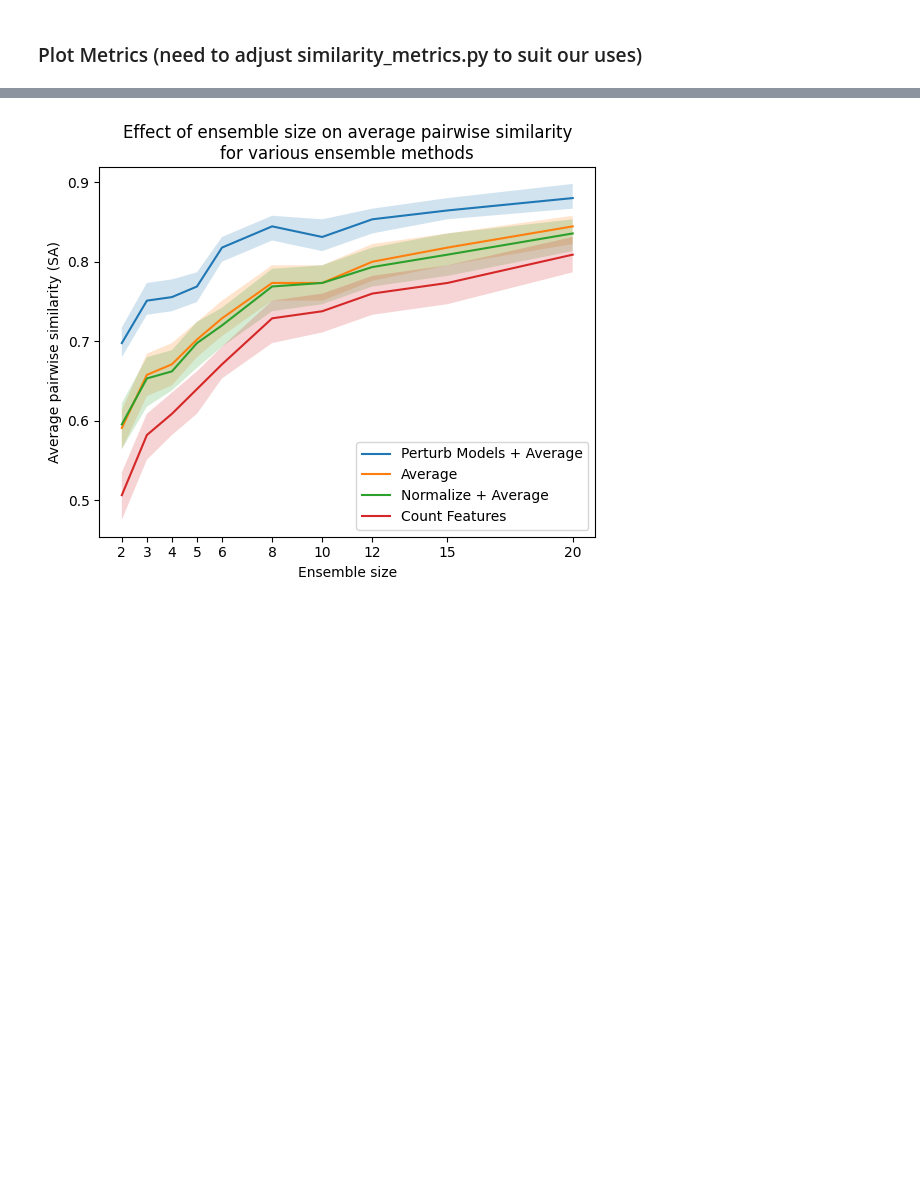
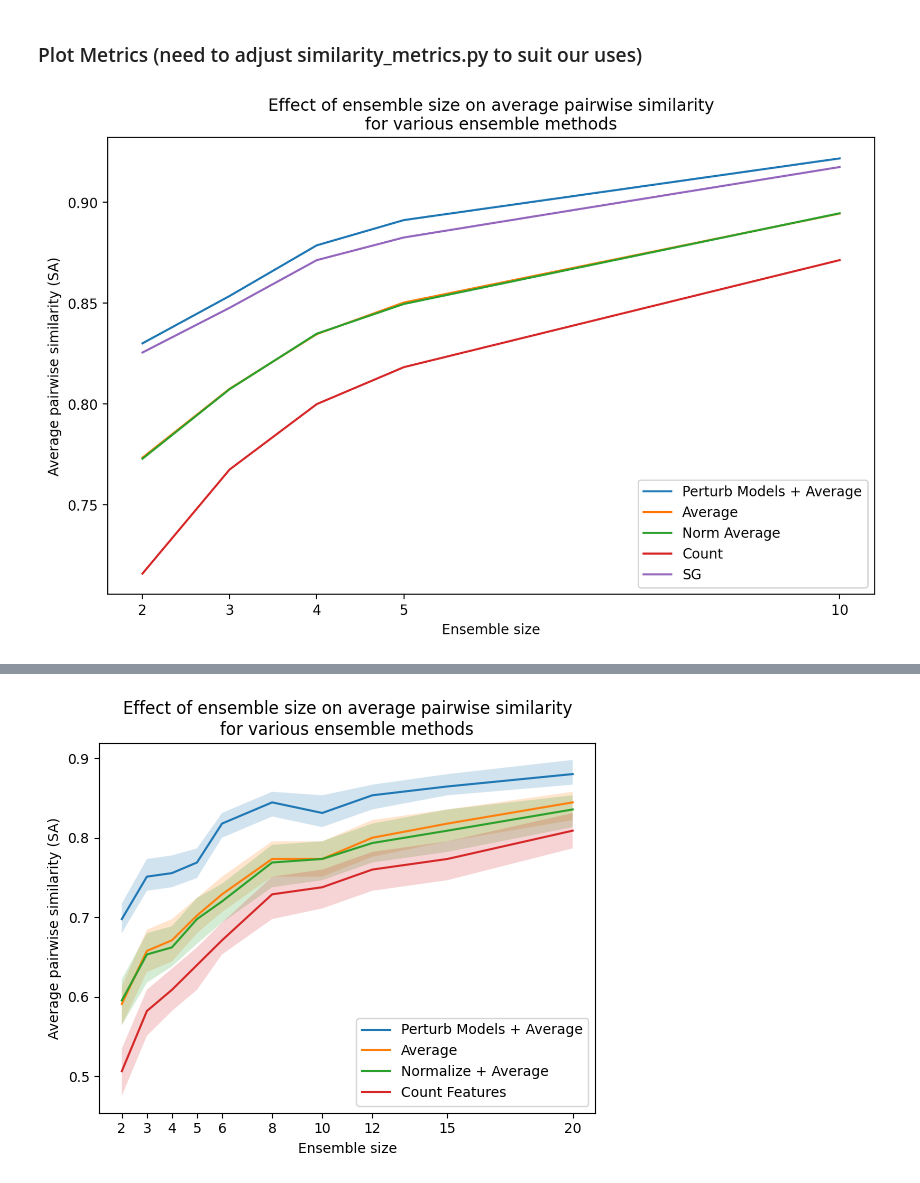
Before and after one commit to nicole-hjlin/harvard_cs282_ptg, a Jupyter notebook: ptg/tutorial.ipynb, the cells around one changed output, grey strips where cells are left out. Drawn from its saved outputs; the diff is of its cells as text; code cells hidden in the pictures; blank space fills up the shorter version.

```diff
--- a/ptg/tutorial.ipynb
+++ b/ptg/tutorial.ipynb
@@ -51,7 +121,7 @@ for random_source in random_sources:
 ### Path to Glory
 # %%
 # Ensemble sizes
-ensemble_sizes = [2, 3, 4, 5]
+ensemble_sizes = [2, 3, 4, 5, 10]
 
 # Test point indices
 test_idx = range(X_test.shape[0])
@@ -179 +321,30 @@ for i in tqdm(range(len(ensemble_sizes))):
+# %%
+from similarity_metrics import average_ground_truth_score
+
+# GROUND TRUTH
+grads = np.array([np.load(f'{directory}/{random_source}_grads_{idx}.npy') for idx in model_idx])
+gt, signs_gt = get_top_k(k, grads.mean(axis=0), return_sign=True)
+sg = np.array([np.load(f'{directory}/{random_source}_sg_{idx}.npy') for idx in model_idx])
+gt_sg, signs_gt_sg = get_top_k(k, sg.mean(axis=0), return_sign=True)
+
+# Similarities
+SA = np.zeros((len(ensemble_sizes), len(test_idx)))
+SA_avg = np.zeros((len(ensemble_sizes), len(test_idx)))
+SA_norm_avg = np.zeros((len(ensemble_sizes), len(test_idx)))
+SA_smooth = np.zeros((len(ensemble_sizes), len(test_idx)))
+SA_sg = np.zeros((len(ensemble_sizes), len(test_idx)))
+SA_sg_smooth = np.zeros((len(ensemble_sizes), len(test_idx)))
+
+for i in tqdm(range(len(ensemble_sizes))):
+    # Counting-based feature attributions
+    tk_count = topk_counts_signed[i]
+    sign_count = signs_counts_signed[i]
+
+    # Compute Signed-Agreement
+    SA[i] = average_ground_truth_score(tk_count, sign_count, gt, signs_gt, top_k_sa)
+    SA_avg[i] = average_ground_truth_score(topk_avg[i], signs_avg[i], gt, signs_gt, top_k_sa)
+    SA_norm_avg[i] = average_ground_truth_score(topk_norm_avg[i], signs_norm_avg[i], gt, signs_gt, top_k_sa)
+    SA_smooth[i] = average_ground_truth_score(topk_smooth[i], signs_smooth[i], gt, signs_gt, top_k_sa)
+    SA_sg[i] = average_ground_truth_score(topk_sg[i], signs_sg[i], gt_sg, signs_gt_sg, top_k_sa)
+    SA_sg_smooth[i] = average_ground_truth_score(topk_sg_smooth[i], signs_sg_smooth[i], gt_sg, signs_gt_sg, top_k_sa)
 # %%
@@ -180,0 +353,16 @@ for i in tqdm(range(len(ensemble_sizes))):
+# %%
+plt.figure(figsize=(10, 6), dpi=200)
+titles = ['Perturb Models + Average', 'Average', 'Norm Average', 'Count', 'SG']
+for i, metric in enumerate([SA_smooth, SA_avg, SA_norm_avg, SA, SA_sg]):
+    # Error bars represent different inputs
+    q = np.quantile(metric, [0.4, 0.5, 0.6], axis=1)
+    plt.plot(ensemble_sizes, metric.mean(axis=1), label=titles[i])  # plot 50% quantile
+    #plt.fill_between(ensemble_sizes, q[0], q[2], alpha=0.2)  # fill between 25% and 75% quantiles
+plt.xlabel('Ensemble size')
+plt.xticks(ensemble_sizes)
+plt.ylabel('Average pairwise similarity (SA)')
+plt.title('Effect of ensemble size on average pairwise similarity\nfor various ensemble methods')
+plt.legend(loc='lower right')
+plt.show()
+# %% [output]
+[figure, added]
```
Also changed, not shown: parts of 20 cells of this notebook, 6 other files.
